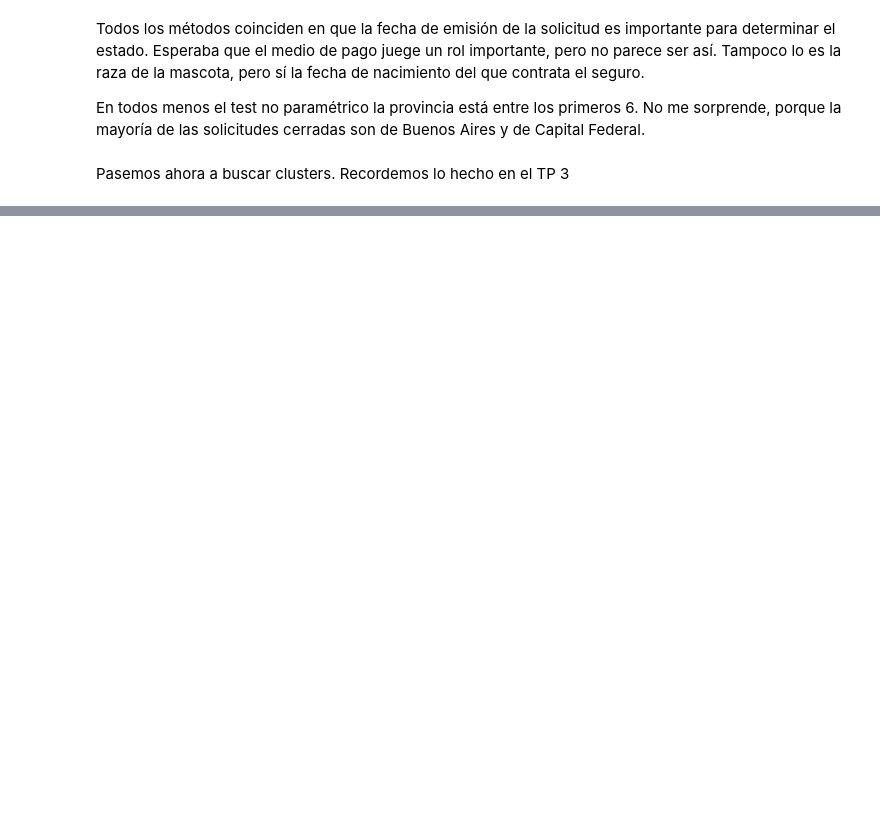
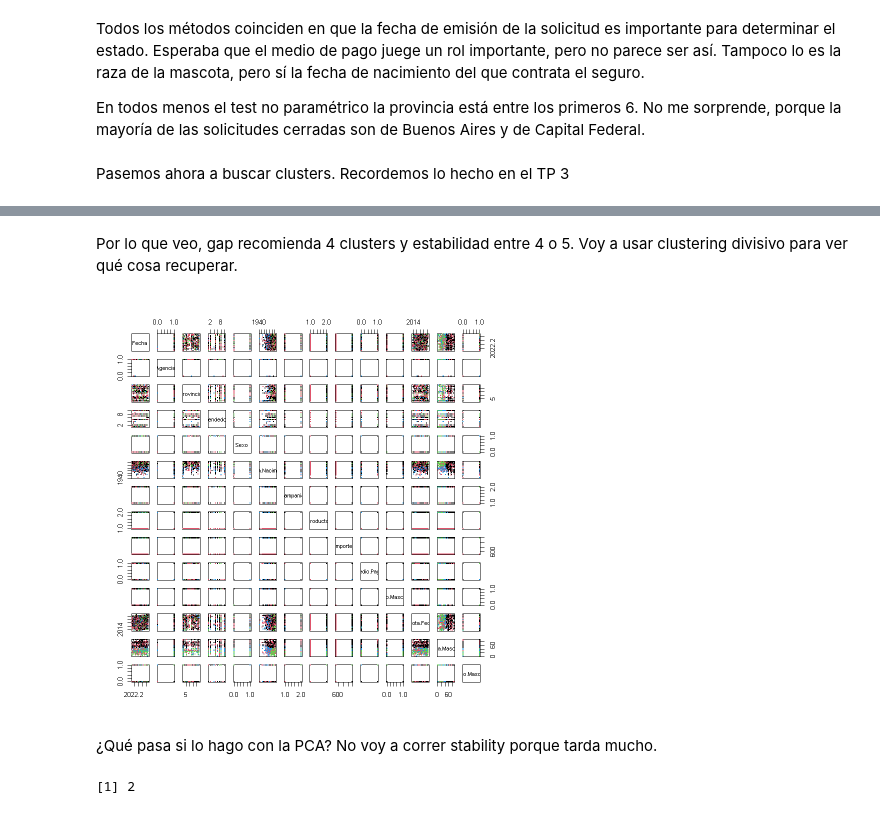
Before and after one commit to AgustinGurvich/TMD, a Jupyter notebook: TMD_TPFINAL.ipynb, the cells around one changed output, grey strips where cells are left out. Saved outputs shown, nothing was run; the diff lists cells and outputs as text; code cells hidden in the pictures; blank space fills up the shorter version.

Commit message:
Avances con clustering

```diff
--- a/TMD_TPFINAL.ipynb
+++ b/TMD_TPFINAL.ipynb
@@ -749,0 +732,11 @@ hist(stab$stability[[k]], breaks = 10, main = "Histograma de estabilidad para k"
+# %% [markdown]
+Por lo que veo, gap recomienda 4 clusters y estabilidad entre 4 o 5. Voy a usar clustering divisivo para ver qué cosa recuperar.
+# %%
+#kmeans with 4 clusters
+clusters <- kmeans(mascotasFiltradas[,-c(6,1)], 4)
+#Plot the clusters
+plot(mascotasFiltradas[,-c(1,6)], col = clusters$cluster, pch = 20, cex = 0.5)
+# %% [output]
+[figure, added]
+# %% [markdown]
+¿Qué pasa si lo hago con la PCA? No voy a correr stability porque tarda mucho.
@@ -749,0 +747,4 @@ hist(stab$stability[[k]], breaks = 10, main = "Histograma de estabilidad para k"
+# %%
+gapPCA
+# %% [output]
+[1] 2
```
Also changed, not shown: parts of 11 cells of this notebook.
